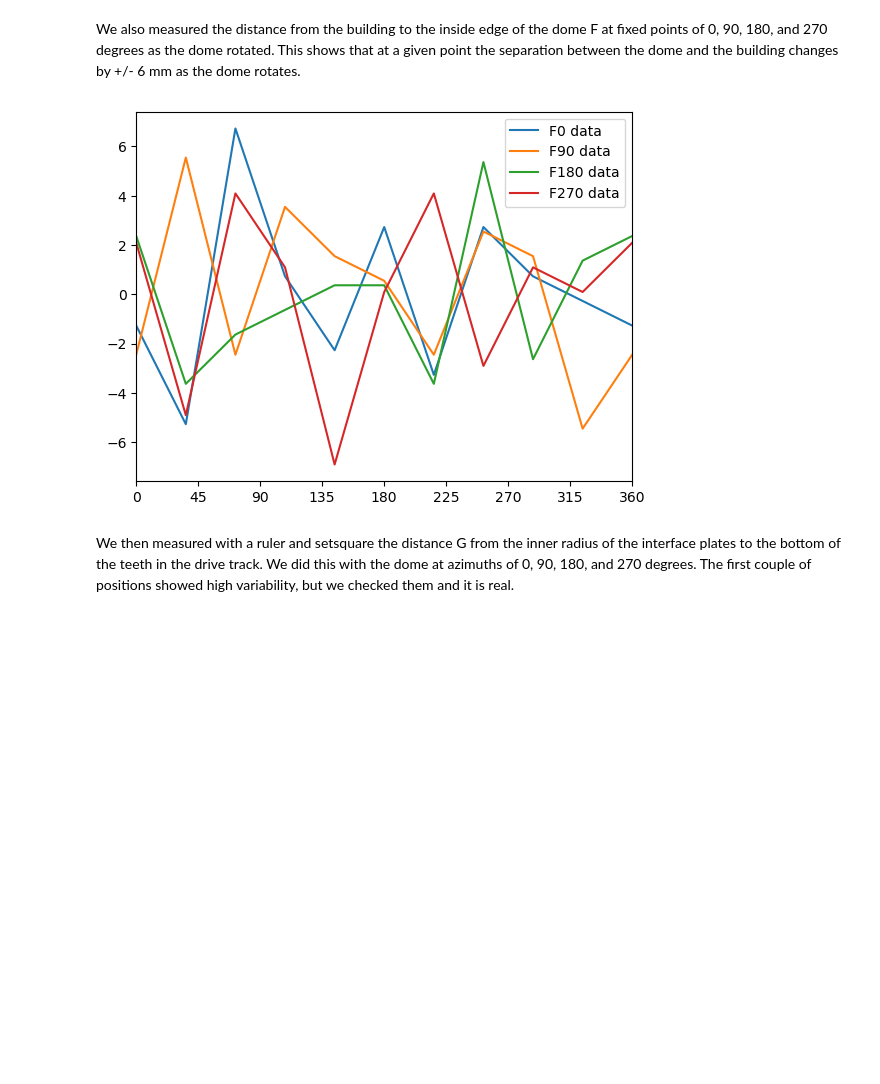
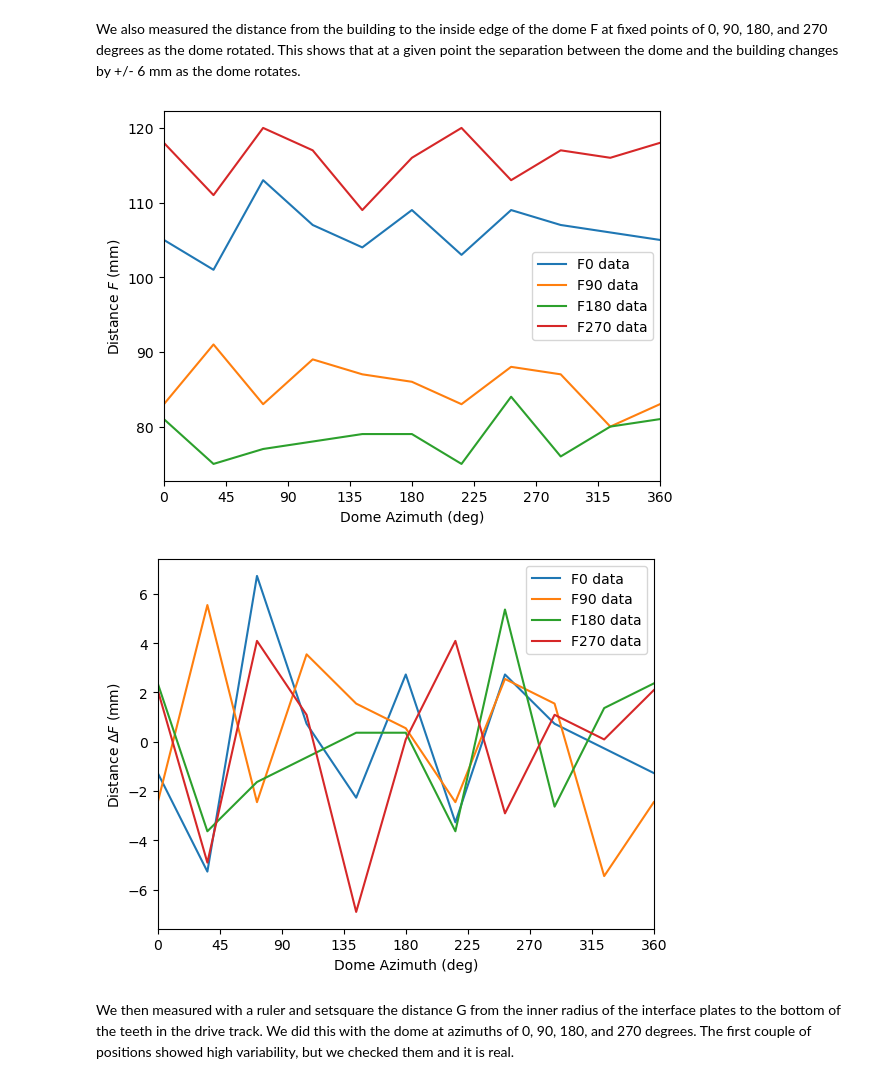
Before and after one commit to unam-transients/colibri, a Jupyter notebook: dome/2025-12 Metrology/2025-12 Metrology.ipynb, the cells around one changed output. Drawn from its saved outputs; the diff is of its cells as text; code cells hidden in the pictures; blank space fills up the shorter version.

Commit message:
Work on dome report

```diff
--- a/dome/2025-12 Metrology/2025-12 Metrology.ipynb
+++ b/dome/2025-12 Metrology/2025-12 Metrology.ipynb
@@ -134,19 +147,34 @@ We also measured the distance from the building to the inside edge of the dome F
 # %%
 F0 = [ 105, 101, 113, 107, 104, 109, 103, 109, 107, 106, 105 ]
 F90 = [ 83, 91, 83, 89, 87, 86, 83, 88, 87, 80, 83]
 F180 = [ 81, 75, 77, 78, 79, 79, 75, 84, 76, 80, 81]
 F270 = [ 118, 111, 120, 117, 109, 116, 120, 113, 117, 116, 118]
+
+plt.plot(thetaEF, F0, color="C0", label="F0 data")
+plt.plot(thetaEF, F90, color="C1", label="F90 data")
+plt.plot(thetaEF, F180, color="C2", label="F180 data")
+plt.plot(thetaEF, F270, color="C3", label="F270 data")
+plt.xlim(0,360)
+plt.xticks(xticks)
+plt.ylabel("Distance $F$ (mm)")
+plt.xlabel("Dome Azimuth (deg)")
+plt.legend()
+plt.show()
+
 
 plt.plot(thetaEF, F0 - np.mean(F0), color="C0", label="F0 data")
 plt.plot(thetaEF, F90 - np.mean(F90), color="C1", label="F90 data")
 plt.plot(thetaEF, F180 - np.mean(F180), color="C2", label="F180 data")
 plt.plot(thetaEF, F270 - np.mean(F270), color="C3", label="F270 data")
 plt.xlim(0,360)
 plt.xticks(xticks)
+plt.ylabel(r"Distance $\Delta F$ (mm)")
+plt.xlabel("Dome Azimuth (deg)")
 plt.legend()
 plt.show()
 # %% [output]
-[figure, old version]
+[figure, new version]
+[figure, added]
 # %% [markdown]
 We then measured with a ruler and setsquare the distance G from the inner radius of the interface plates to the bottom of the teeth in the drive track. We did this with the dome at azimuths of 0, 90, 180, and 270 degrees. The first couple of positions showed high variability, but we checked them and it is real.
 # %%
```
Also changed, not shown: parts of 3 cells of this notebook, 12 other files.
